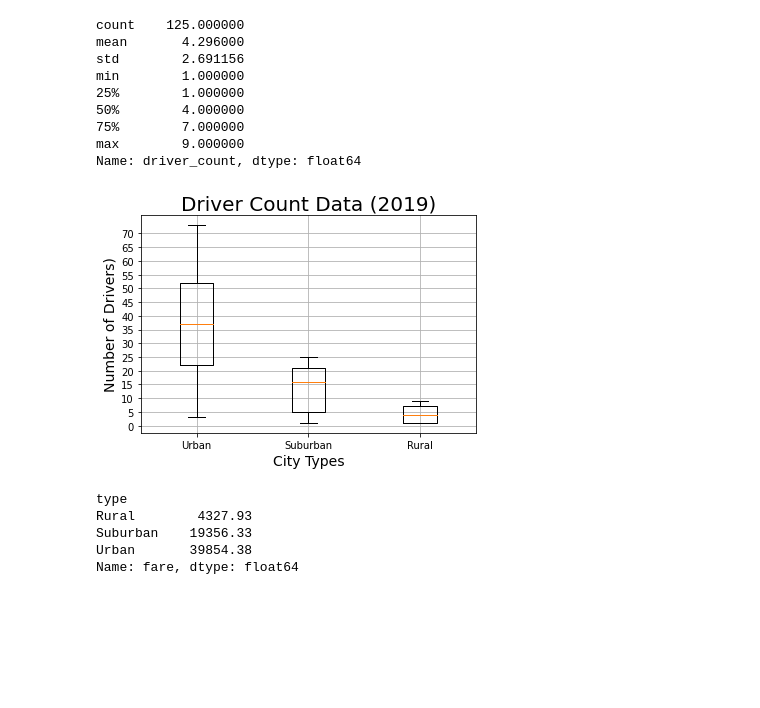
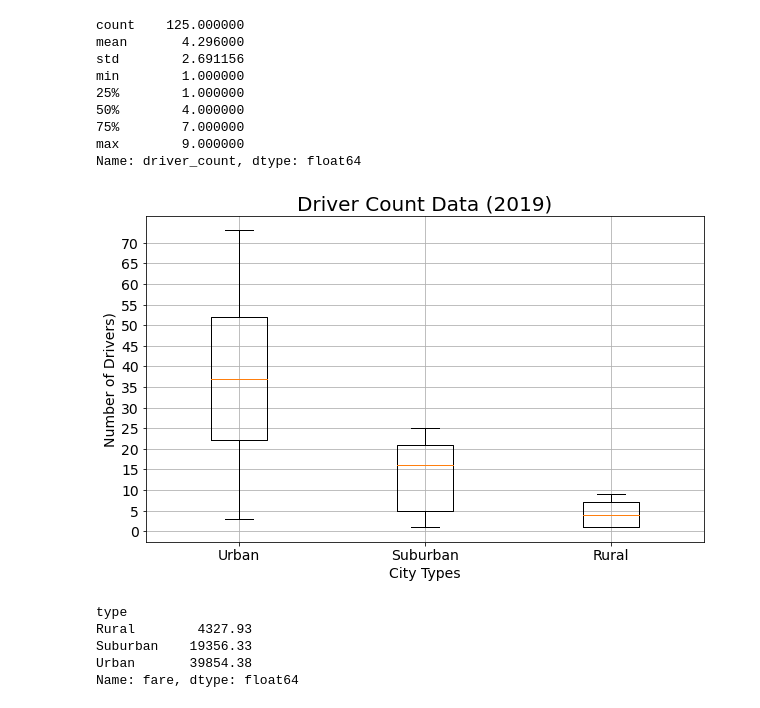
Before and after one commit to swathy84/PyBer_Analysis, a Jupyter notebook: PyBer.ipynb, the cells around one changed output. Saved outputs shown, nothing was run; the diff lists cells and outputs as text; code cells hidden in the pictures; blank space fills up the shorter version.

```diff
--- a/PyBer.ipynb
+++ b/PyBer.ipynb
@@ -962,17 +962,17 @@ Name: driver_count, dtype: float64
 # %%
 x_labels = ["Urban","Suburban","Rural"]
 driver_data = [urban_drivers, suburban_drivers,rural_drivers]
-fig ,ax =plt.subplots()
+fig ,ax =plt.subplots(figsize = (10,6))
 ax.boxplot(driver_data,labels=x_labels)
 ax.set_title("Driver Count Data (2019)", fontsize = 20)
 ax.set_ylabel("Number of Drivers)", fontsize =14)
 ax.set_xlabel("City Types", fontsize = 14)
 ax.set_yticks(np.arange( 0, 75, step = 5.0 ))
 ax.grid()
 plt.savefig("analysis/Driver_Count_Data.png")
 plt.show()
 # %% [output]
-[figure, old version]
+[figure, new version]
 # %%
 # Get the sum of the fares for each city type.
 pyber_data_df.head()
```
Also changed, not shown: parts of 2 cells of this notebook, 3 other files.
